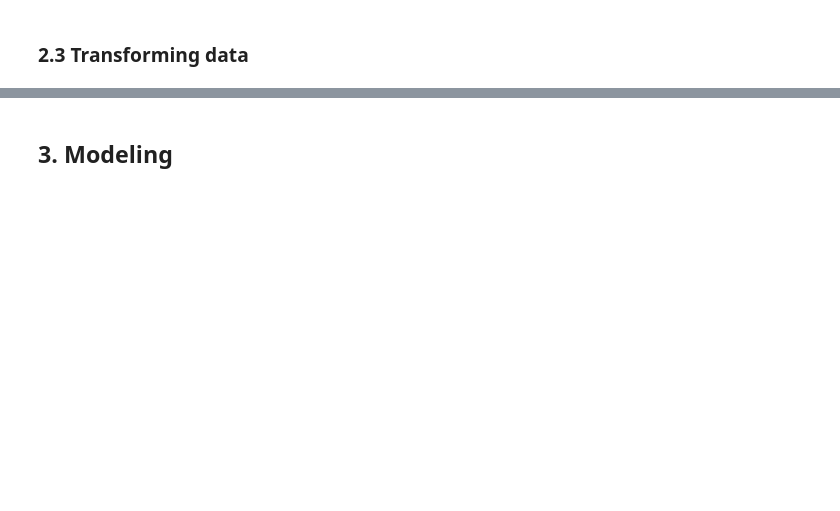
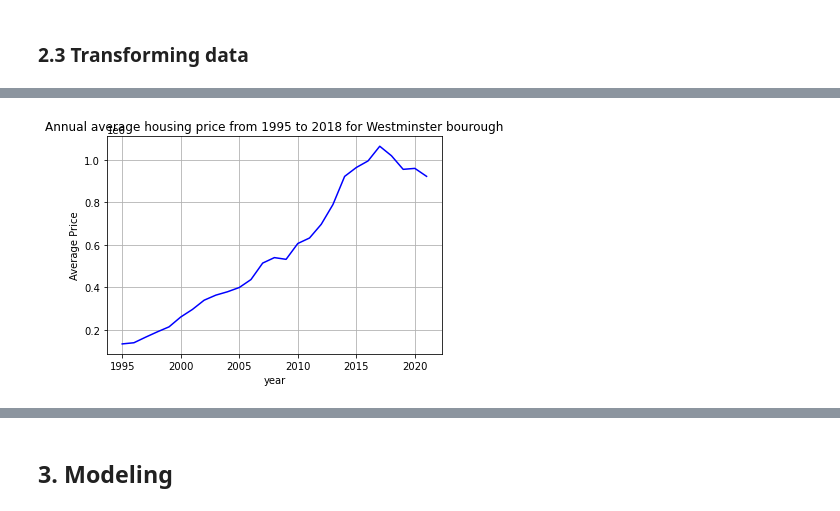
Before and after one commit to nhattdnguyen/Springboard, a Jupyter notebook: London housing case study.ipynb, the cells around one changed output, grey strips where cells are left out. Cells and saved outputs as stored; diff of their text form; code cells hidden in the pictures; blank space fills up the shorter version.

```diff
--- a/London housing case study.ipynb
+++ b/London housing case study.ipynb
@@ -95,3 +288,13 @@ properties_clean = test_long
+# %%
+# Let's look at Westminster borough again
+Westminster.groupby('year')['price'].mean().plot(c = 'blue')
+plt.title('Annual average housing price from 1995 to 2018 for Westminster bourough')
+plt.xlabel('year')
+plt.ylabel('Average Price')
+plt.grid()
+plt.show()
+# %% [output]
+[figure, added]
 # %%
 # create a avg_price vs. year plot for each boroughs
 fig, ax = plt.subplots()
```
Also changed, not shown: parts of 41 cells of this notebook.
